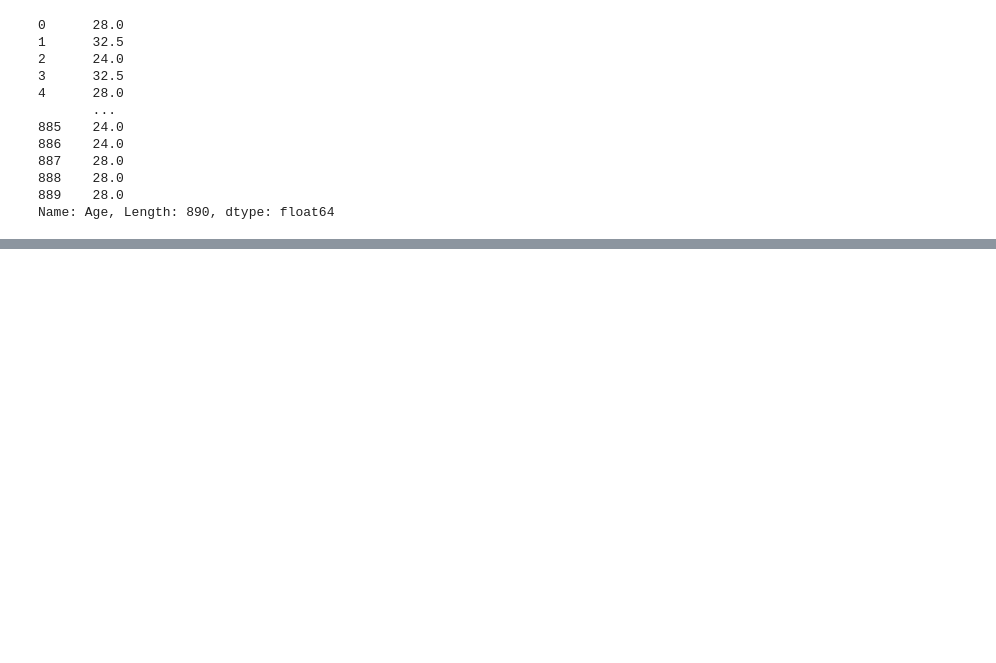
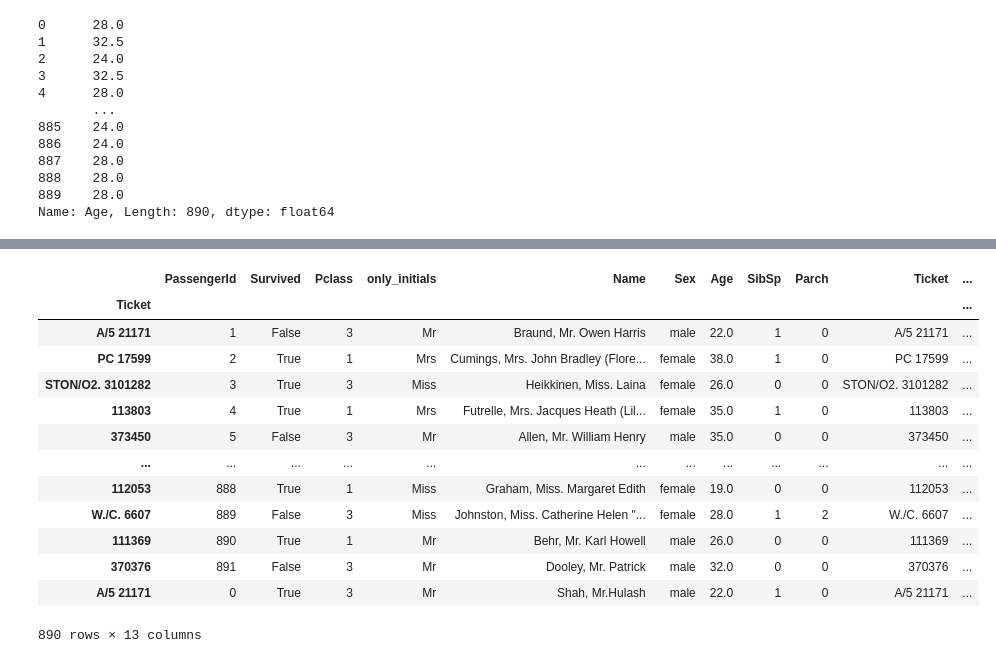
Before and after one commit to Hulash-shah/Data-Science-And-Machine-Learning-Skill-Sikshya, a Jupyter notebook: Skill_Sikshya/Day29/DataManipulation.ipynb, the cells around one changed output, grey strips where cells are left out. Drawn from its saved outputs; the diff is of its cells as text; code cells hidden in the pictures; blank space fills up the shorter version.

```diff
--- a/Skill_Sikshya/Day28/DataManupulation.ipynb
+++ b/Skill_Sikshya/Day29/DataManipulation.ipynb
@@ -264,0 +432,17 @@ Name: Age, Length: 890, dtype: float64
+# %%
+titanic_df
+# %% [output]
+|  | PassengerId | Survived | Pclass | only_initials | Name | Sex | Age | SibSp | Parch | Ticket | ... |
+| Ticket |  |  |  |  |  |  |  |  |  |  | ... |
+| A/5 21171 | 1 | False | 3 | Mr | Braund, Mr. Owen Harris | male | 22.0 | 1 | 0 | A/5 21171 | ... |
+| PC 17599 | 2 | True | 1 | Mrs | Cumings, Mrs. John Bradley (Flore... | female | 38.0 | 1 | 0 | PC 17599 | ... |
+| STON/O2. 3101282 | 3 | True | 3 | Miss | Heikkinen, Miss. Laina | female | 26.0 | 0 | 0 | STON/O2. 3101282 | ... |
+| 113803 | 4 | True | 1 | Mrs | Futrelle, Mrs. Jacques Heath (Lil... | female | 35.0 | 1 | 0 | 113803 | ... |
+| 373450 | 5 | False | 3 | Mr | Allen, Mr. William Henry | male | 35.0 | 0 | 0 | 373450 | ... |
+| ... | ... | ... | ... | ... | ... | ... | ... | ... | ... | ... | ... |
+| 112053 | 888 | True | 1 | Miss | Graham, Miss. Margaret Edith | female | 19.0 | 0 | 0 | 112053 | ... |
+| W./C. 6607 | 889 | False | 3 | Miss | Johnston, Miss. Catherine Helen "... | female | 28.0 | 1 | 2 | W./C. 6607 | ... |
+| 111369 | 890 | True | 1 | Mr | Behr, Mr. Karl Howell | male | 26.0 | 0 | 0 | 111369 | ... |
+| 370376 | 891 | False | 3 | Mr | Dooley, Mr. Patrick | male | 32.0 | 0 | 0 | 370376 | ... |
+| A/5 21171 | 0 | True | 3 | Mr | Shah, Mr.Hulash | male | 22.0 | 1 | 0 | A/5 21171 | ... |
+890 rows × 13 columns
```
Also changed, not shown: parts of 21 cells of this notebook.
